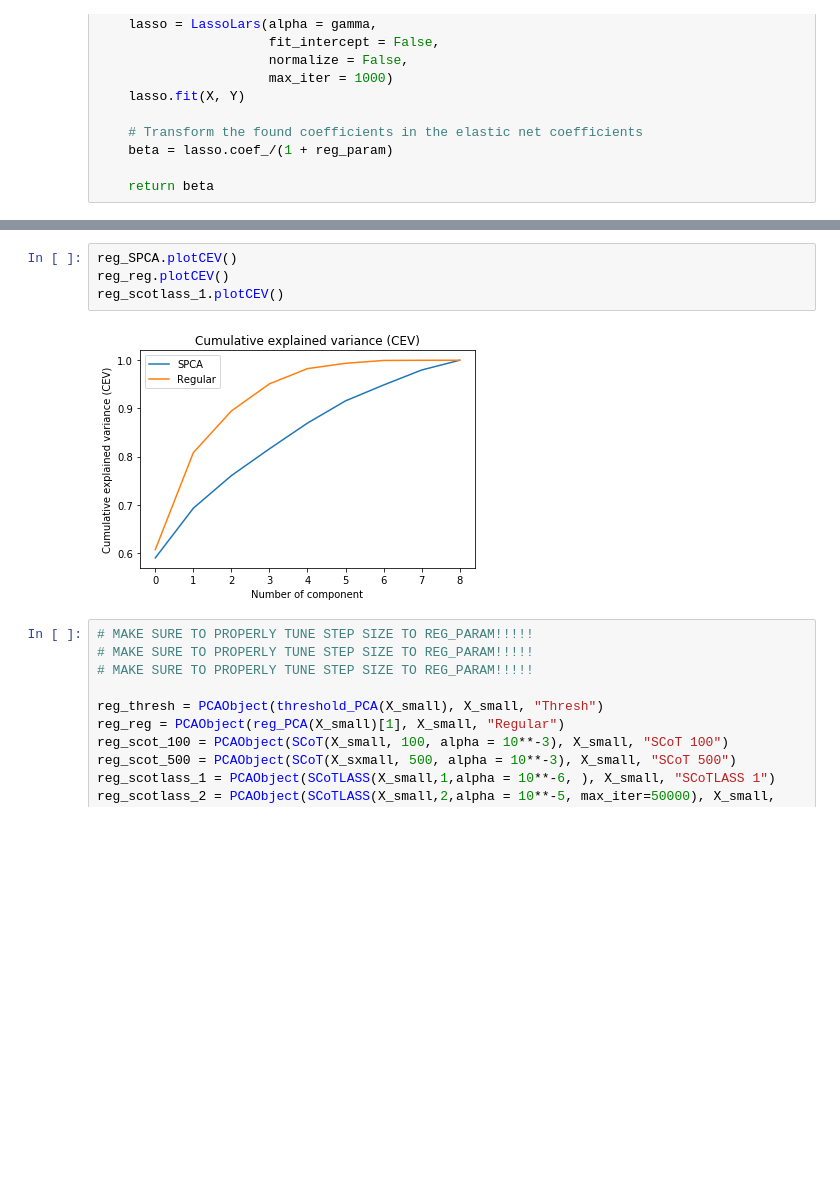
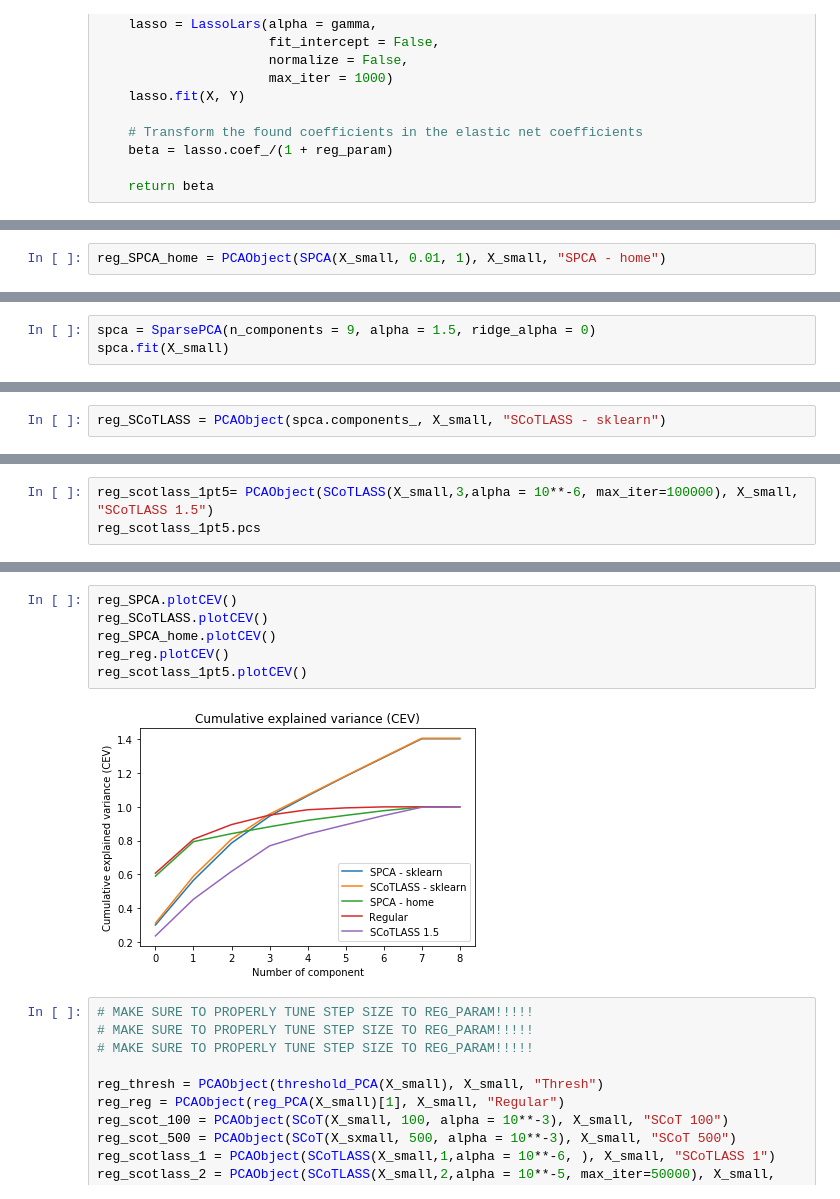
Before and after one commit to Jonas-JP-Peeters/Sparse-PCA-Project, a Jupyter notebook: Scripts/Main.ipynb, the cells around one changed output, grey strips where cells are left out. Cells and saved outputs as stored; diff of their text form; blank space fills up the shorter version.

Commit message:
Checked with sklearn SPCA function

```diff
--- a/Scripts/Main.ipynb
+++ b/Scripts/Main.ipynb
@@ -749,2 +776,4 @@ reg_SPCA = PCAObject(SPCA(X_small, 1, 1), X_small, "SPCA")
+# %%
+reg_SPCA_home = PCAObject(SPCA(X_small, 0.01, 1), X_small, "SPCA - home")
 # %%
 reg_reg = PCAObject(reg_PCA(X_small)[1], X_small, "Regular")
@@ -750,0 +809,3 @@ reg_reg = PCAObject(reg_PCA(X_small)[1], X_small, "Regular")
+# %%
+spca = SparsePCA(n_components = 9, alpha = 1.5, ridge_alpha = 0)
+spca.fit(X_small)
@@ -750,0 +816,2 @@ reg_reg = PCAObject(reg_PCA(X_small)[1], X_small, "Regular")
+# %%
+reg_SCoTLASS = PCAObject(spca.components_, X_small, "SCoTLASS - sklearn")
@@ -750,0 +822,3 @@ reg_reg = PCAObject(reg_PCA(X_small)[1], X_small, "Regular")
+# %%
+reg_scotlass_1pt5= PCAObject(SCoTLASS(X_small,3,alpha = 10**-6, max_iter=100000), X_small, "SCoTLASS 1.5")
+reg_scotlass_1pt5.pcs
@@ -751,9 +865,11 @@ reg_reg = PCAObject(reg_PCA(X_small)[1], X_small, "Regular")
 # %%
 reg_SPCA.plotCEV()
+reg_SCoTLASS.plotCEV()
+reg_SPCA_home.plotCEV()
 reg_reg.plotCEV()
-reg_scotlass_1.plotCEV()
+reg_scotlass_1pt5.plotCEV()
 # %% [output]
-[figure, old version]
+[figure, new version]
 # %%
 # MAKE SURE TO PROPERLY TUNE STEP SIZE TO REG_PARAM!!!!!
 # MAKE SURE TO PROPERLY TUNE STEP SIZE TO REG_PARAM!!!!!
```
Also changed, not shown: parts of 16 cells of this notebook.
